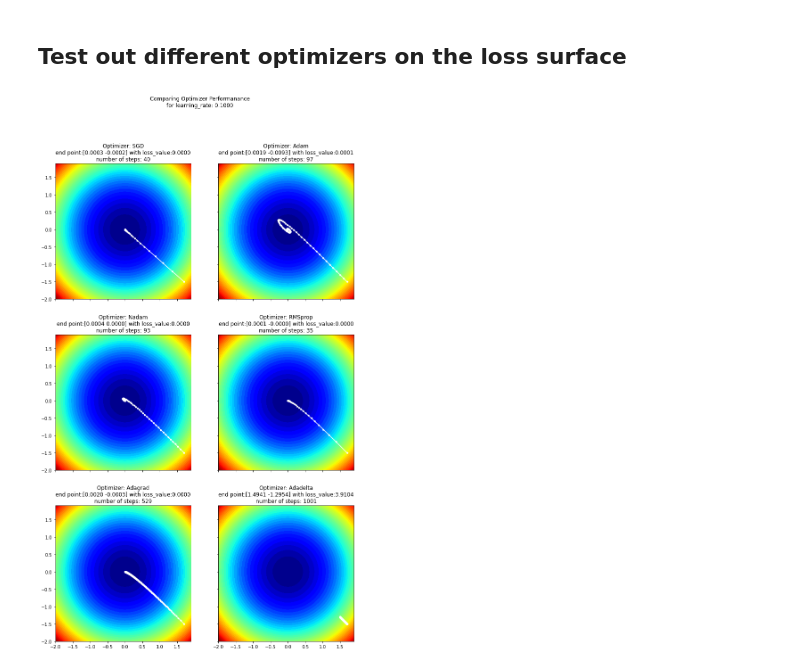
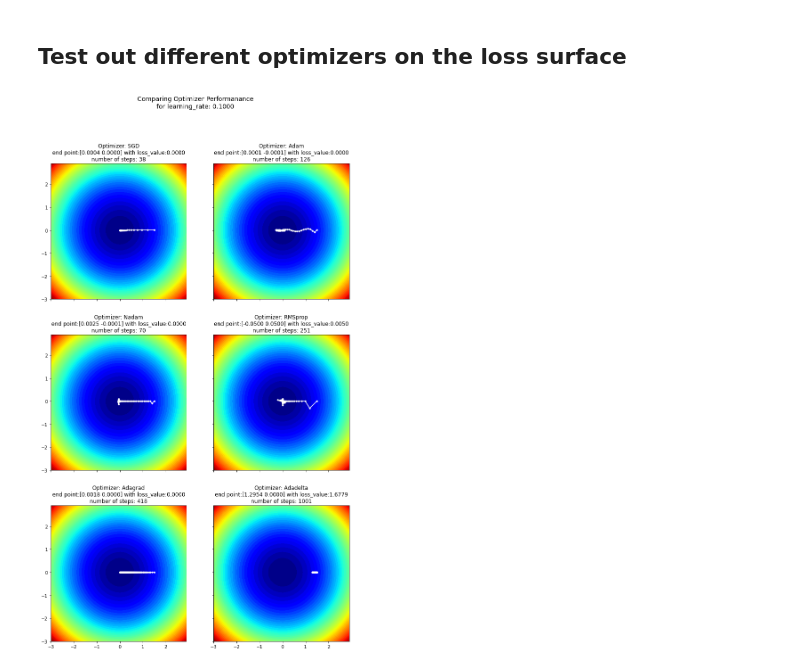
Before and after one commit to jimthompson5802/tf2_playground, a Jupyter notebook: optimizers/optimizer_playground.ipynb, the cells around one changed output. Saved outputs shown, nothing was run; the diff lists cells and outputs as text; code cells hidden in the pictures.

```diff
--- a/optimizers/optimizer_playground.ipynb
+++ b/optimizers/optimizer_playground.ipynb
@@ -12,12 +13,22 @@ from mpl_toolkits.mplot3d import Axes3D
 import tensorflow as tf
 # %% [markdown]
 ## Setup
+# %%
+def loss_function0(x):
+    return tf.reduce_sum((x * LOSS_FUNCTION_DIMENSION_SCALING)**2, axis=-1)
+
+def loss_function1(x):
+    return tf.reduce_sum(tf.math.cos(x * LOSS_FUNCTION_DIMENSION_SCALING)**2, axis=-1)
+
+# select loss function to use
+loss_function = loss_function0
 # %%
-AXIS_LIMIT = 2
+IMAGE_DIR = './images/simple'
+AXIS_LIMIT = 3
 MAX_ITERATIONS = 1000
 LEARNING_RATE = 0.1
-INITIAL_POINT = [1.7, -1.5]
-LOSS_FUNCTION_SCALING = [1, 1]
+INITIAL_POINT = [1.5, 0.01] #[1.7, -1.5]
+LOSS_FUNCTION_DIMENSION_SCALING = [1, 1]
 OPTIMIZERS = [
     tf.keras.optimizers.SGD(learning_rate=LEARNING_RATE),
     tf.keras.optimizers.Adam(learning_rate=LEARNING_RATE),
@@ -26,8 +37,5 @@ OPTIMIZERS = [
     tf.keras.optimizers.Adagrad(learning_rate=LEARNING_RATE),
     tf.keras.optimizers.Adadelta(learning_rate=LEARNING_RATE),
 ]
-# %%
-def loss_function(x):
-    return tf.reduce_sum((x * LOSS_FUNCTION_SCALING)**2, axis=-1)
 # %% [markdown]
 ## Display Loss Surface For Reference
@@ -89,32 +102,34 @@ for idx, optimizer in enumerate(OPTIMIZERS):
         trajectory_points.append(x.numpy())
 
         # test if we are approaching a limit point
         if len(trajectory_points) > 10:
             if np.abs(loss_function(trajectory_points[-1])
                       - loss_function(trajectory_points[-2])) < 1e-7:
                 break
 
     # consolidate the trajectory the optimizer
     trajectory = np.stack(trajectory_points)
 
     # generate subplot for this optimizer
     # add contour plot
     plt_ax.contourf(t_list[0], t_list[1], loss_surface, levels=50, cmap='jet')
 
     # overlay optimizer trajectory path
     plt_ax.plot(trajectory[:,0], trajectory[:,1], '.-', color='w')
 
     # add title for subplot
     plot_title = 'Optimizer: ' + optimizer._name
     plot_title += '\nend point:' + np.array2string(trajectory[-1],
                                            formatter={'float': lambda x: "%.4f" % x})
     plot_title += ' with loss_value:' + np.array2string(loss_function(trajectory[-1]).numpy(),
                                                    formatter={'float': lambda x: "%.4f" % x})
     plot_title += '\nnumber of steps: ' + '%d' % len(trajectory)
     plt_ax.set_title(plot_title)
 
 # display all the subplots
-plt.suptitle('Comparing Optimizer Performanance\nfor learning_rate: %.4f' % LEARNING_RATE)
+plt.suptitle('Comparing Optimizer Performanance\nfor learning_rate: %.4f' % LEARNING_RATE,
+            fontsize=14)
+plt.savefig(os.path.join(IMAGE_DIR, 'optimizer_plots.png'))
 plt.show()
 # %% [output]
-[figure, old version]
+[figure, new version]
```
Also changed, not shown: parts of 3 cells of this notebook, 3 other files.
